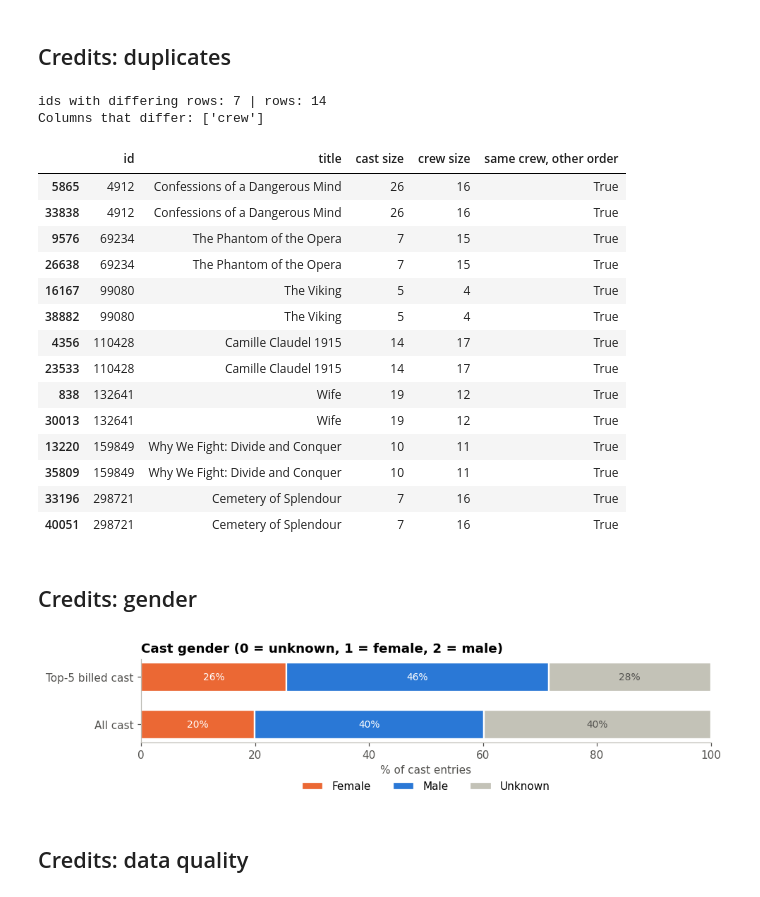
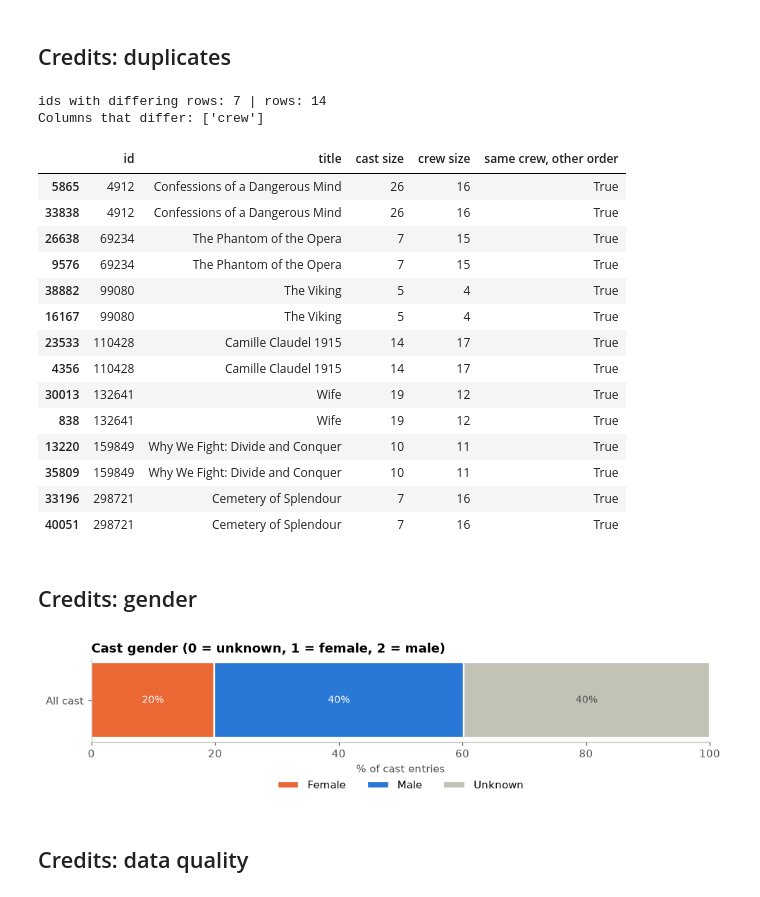
Before and after one commit to SverreHalvorsen/TDT4225-Assignments, a Jupyter notebook: Assignment 3/EDA.ipynb, the cells around one changed output. Saved outputs shown, nothing was run; the diff lists cells and outputs as text; code cells hidden in the pictures.

```diff
--- a/Assignment 3/EDA.ipynb
+++ b/Assignment 3/EDA.ipynb
@@ -118,15 +118,23 @@ The row above each one (cut short):
 # %% [markdown]
 ## Movies: duplicates
 # %%
-print('Duplicated ids:', movies_raw['id'].duplicated().sum(), '| exact duplicate rows:', movies_raw.duplicated().sum())
+id_num = pd.to_numeric(movies_raw['id'], errors='coerce')
+invalid_id = id_num.isna()
 
-# Ignore exact copies, keep IDs that still have more than one different row
-dedup = movies_raw.drop_duplicates()
-conflict = dedup[dedup['id'].duplicated(keep=False)].sort_values('id')
-diff_cols = [col for col in conflict.columns
-             if conflict.groupby('id')[col].nunique(dropna=False).gt(1).any()]
+print('Rows with invalid IDs:', invalid_id.sum())
+movies_raw = movies_raw.loc[~invalid_id].copy()
+movies_raw['id'] = id_num.loc[~invalid_id].astype('int64')
 
-print('ids with differing rows:', conflict['id'].nunique(), '| rows:', len(conflict))
-print('Columns that differ:', diff_cols)
-display(conflict[['id', 'title'] + diff_cols])
+dup_mask = movies_raw['id'].duplicated(keep=False)
+print('Rows sharing an id with another row:', dup_mask.sum())
+print('Distinct duplicated ids:', movies_raw.loc[dup_mask, 'id'].nunique())
+print('Exact duplicate rows:', movies_raw.duplicated().sum())
+
+movies_raw.loc[dup_mask].sort_values('id')[
+    ['id', 'title', 'release_date', 'popularity', 'vote_count']
+].head(10)
+movies_raw['id'] = movies_raw['id'].astype(int)
+
+
+movies_raw.loc[dup_mask].sort_values('id')[['id', 'title', 'release_date', 'popularity', 'vote_count']].head(10)
 # %% [output]
@@ -352,14 +434,14 @@ Columns that differ: ['crew']
 |  | id | title | cast size | crew size | same crew, other order |
 | 5865 | 4912 | Confessions of a Dangerous Mind | 26 | 16 | True |
 | 33838 | 4912 | Confessions of a Dangerous Mind | 26 | 16 | True |
+| 26638 | 69234 | The Phantom of the Opera | 7 | 15 | True |
 | 9576 | 69234 | The Phantom of the Opera | 7 | 15 | True |
-| 26638 | 69234 | The Phantom of the Opera | 7 | 15 | True |
+| 38882 | 99080 | The Viking | 5 | 4 | True |
 | 16167 | 99080 | The Viking | 5 | 4 | True |
-| 38882 | 99080 | The Viking | 5 | 4 | True |
+| 23533 | 110428 | Camille Claudel 1915 | 14 | 17 | True |
 | 4356 | 110428 | Camille Claudel 1915 | 14 | 17 | True |
-| 23533 | 110428 | Camille Claudel 1915 | 14 | 17 | True |
+| 30013 | 132641 | Wife | 19 | 12 | True |
 | 838 | 132641 | Wife | 19 | 12 | True |
-| 30013 | 132641 | Wife | 19 | 12 | True |
 | 13220 | 159849 | Why We Fight: Divide and Conquer | 10 | 11 | True |
 | 35809 | 159849 | Why We Fight: Divide and Conquer | 10 | 11 | True |
 | 33196 | 298721 | Cemetery of Splendour | 7 | 16 | True |
@@ -368,28 +450,26 @@ Columns that differ: ['crew']
 ## Credits: gender
 # %%
 all_cast = [p for cl in cast for p in cl]
-top5 = [p for cl in cast for p in sorted(cl, key=lambda p: p['order'])[:5]]
 labels = {1: 'Female', 2: 'Male', 0: 'Unknown'}
 
 shares = pd.DataFrame({
     'All cast': pd.Series(Counter(p['gender'] for p in all_cast)),
-    'Top-5 billed cast': pd.Series(Counter(p['gender'] for p in top5)),
 }).T[[1, 2, 0]]
 shares = shares.div(shares.sum(axis=1), axis=0) * 100
 
 fig, ax = plt.subplots(figsize=(9, 2.6))
 left = np.zeros(len(shares))
 for g, color in zip([1, 2, 0], [ORANGE, BLUE, '#c3c2b7']):
     ax.barh(shares.index, shares[g], left=left, color=color, label=labels[g], height=0.6, edgecolor='white', linewidth=1.5)
     for y, (l, v) in enumerate(zip(left, shares[g])):
         ax.text(l + v / 2, y, f'{v:.0f}%', ha='center', va='center', fontsize=9, color='white' if g else INK)
     left += shares[g].values
 ax.set_xlim(0, 100); ax.set_xlabel('% of cast entries'); ax.grid(visible=False)
 ax.set_title('Cast gender (0 = unknown, 1 = female, 2 = male)')
 ax.legend(ncol=3, loc='upper center', bbox_to_anchor=(0.5, -0.35))
 plt.tight_layout(); plt.show()
 # %% [output]
-[figure, old version]
+[figure, new version]
 # %% [markdown]
 ## Credits: data quality
 # %%
```
Also changed, not shown: parts of 17 cells of this notebook.
